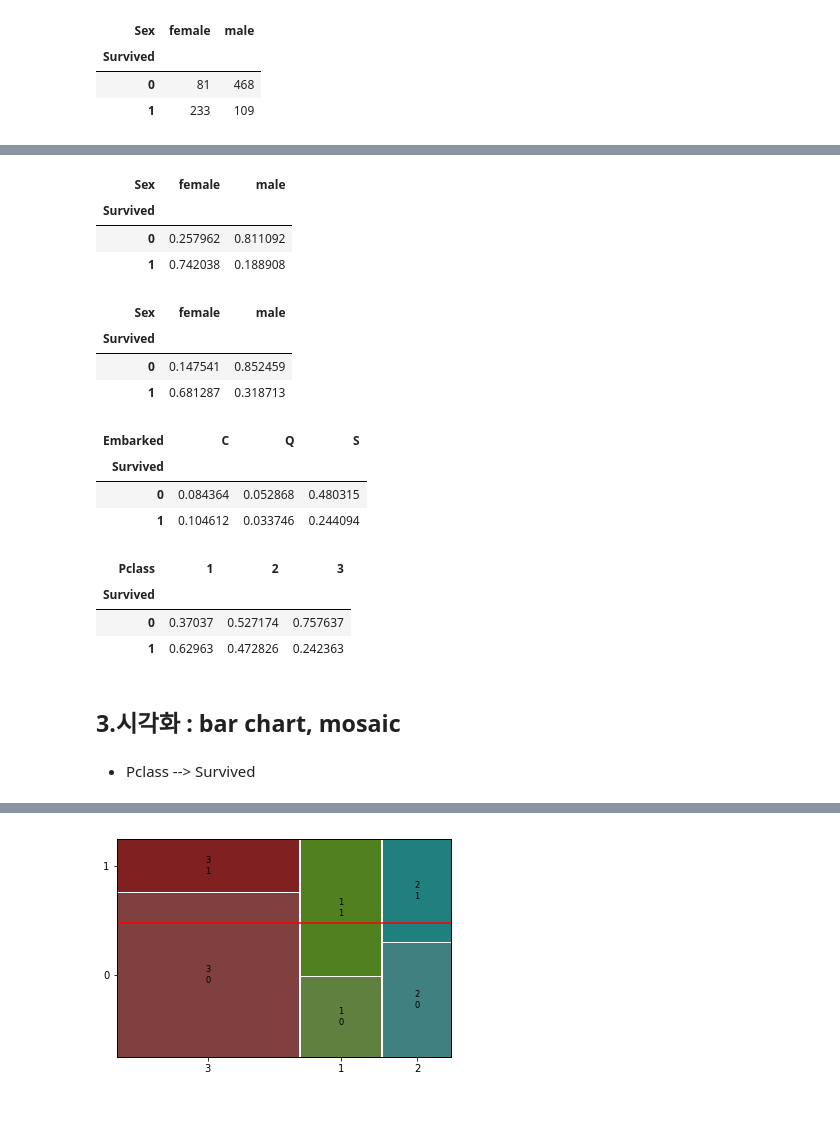
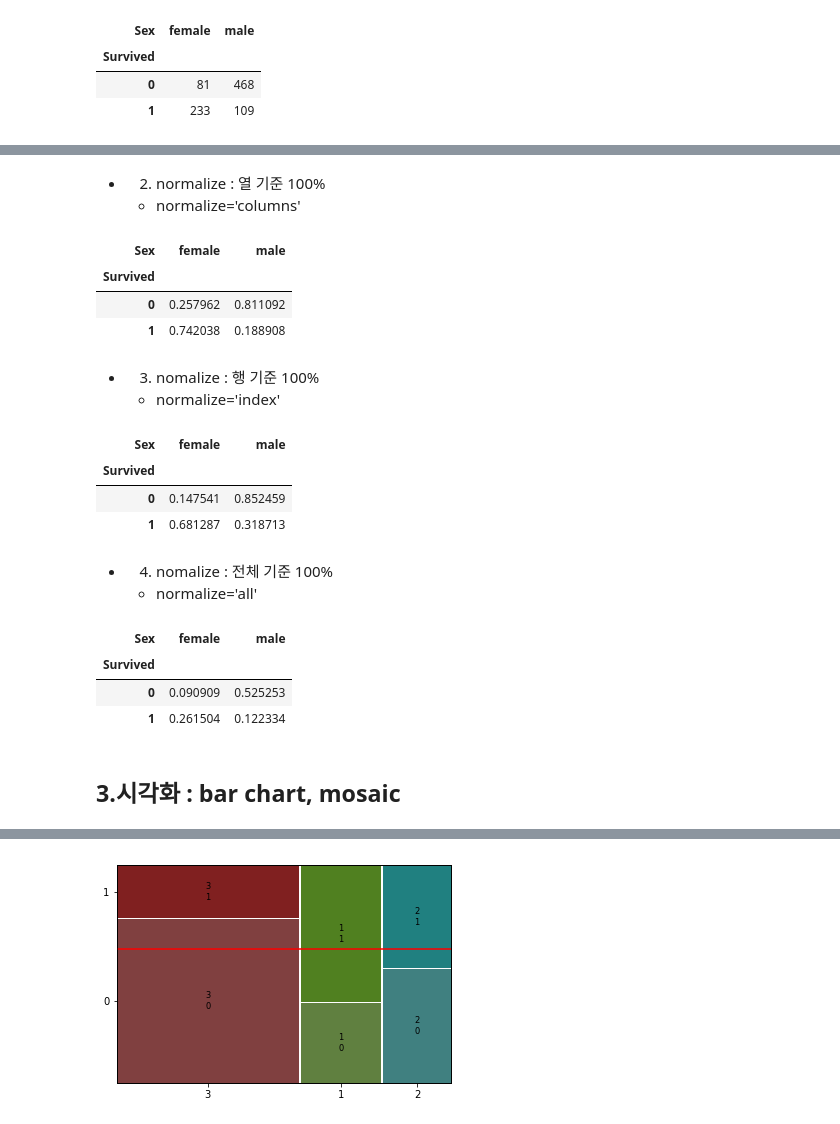
Before and after one commit to khoooo/P3, a Jupyter notebook: [DX] 데이터분석 3일차_예제, 실습파일/09과 [예제] 범주 vs 범주.ipynb, the cells around one changed output, grey strips where cells are left out. Saved outputs shown, nothing was run; the diff lists cells and outputs as text; code cells hidden in the pictures.

```diff
--- a/[DX] 데이터분석 3일차_예제, 실습파일/09과 [예제] 범주 vs 범주.ipynb
+++ b/[DX] 데이터분석 3일차_예제, 실습파일/09과 [예제] 범주 vs 범주.ipynb
@@ -22,6 +22,6 @@ import scipy.stats as spst
 ④ 뉴욕 공기 오염도
 # %%
 # 타이타닉 데이터
-titanic = pd.read_csv('https://raw.githubusercontent.com/DA4BAM/dataset/master/titanic.0.csv')
+titanic = pd.read_csv('https://raw.githubusercontent.com/DA4BAM/dataset/master/titanic.1.csv')
 titanic.head()
 # %% [output]
@@ -80 +96,4 @@ pd.crosstab(titanic['Survived'], titanic['Sex'])
+# %% [markdown]
+* 2) normalize : 열 기준 100%
+    * normalize='columns'
 # %%
@@ -86,4 +103,7 @@ pd.crosstab(titanic['Survived'], titanic['Sex'], normalize = 'columns')
 | Survived |  |  |
 | 0 | 0.257962 | 0.811092 |
 | 1 | 0.742038 | 0.188908 |
+# %% [markdown]
+* 3) nomalize : 행 기준 100%
+    * normalize='index'
 # %%
@@ -93,18 +113,13 @@ pd.crosstab(titanic['Survived'], titanic['Sex'], normalize = 'index')
 | Survived |  |  |
 | 0 | 0.147541 | 0.852459 |
 | 1 | 0.681287 | 0.318713 |
+# %% [markdown]
+* 4) nomalize : 전체 기준 100%
+    * normalize='all'
 # %%
-pd.crosstab(titanic['Survived'], titanic['Embarked'], normalize = 'all')
+pd.crosstab(titanic['Survived'], titanic['Sex'], normalize = 'all')
 # %% [output]
-| Embarked | C | Q | S |
-| Survived |  |  |  |
-| 0 | 0.084364 | 0.052868 | 0.480315 |
-| 1 | 0.104612 | 0.033746 | 0.244094 |
+| Sex | female | male |
+| Survived |  |  |
+| 0 | 0.090909 | 0.525253 |
+| 1 | 0.261504 | 0.122334 |
-# %%
-# Pclass별 생존여부 교차표를 칼럼기준 비율로 만들어 봅시다.
-pd.crosstab(titanic['Survived'], titanic['Pclass'], normalize = 'columns')
-# %% [output]
-| Pclass | 1 | 2 | 3 |
-| Survived |  |  |  |
-| 0 | 0.37037 | 0.527174 | 0.757637 |
-| 1 | 0.62963 | 0.472826 | 0.242363 |
@@ -117,4 +126,2 @@ pd.crosstab(titanic['Survived'], titanic['Pclass'], normalize = 'all')
 # %% [markdown]
 ## 3.시각화 : bar chart, mosaic
-# %% [markdown]
-* Pclass --> Survived
```
Also changed, not shown: parts of 36 cells of this notebook.
